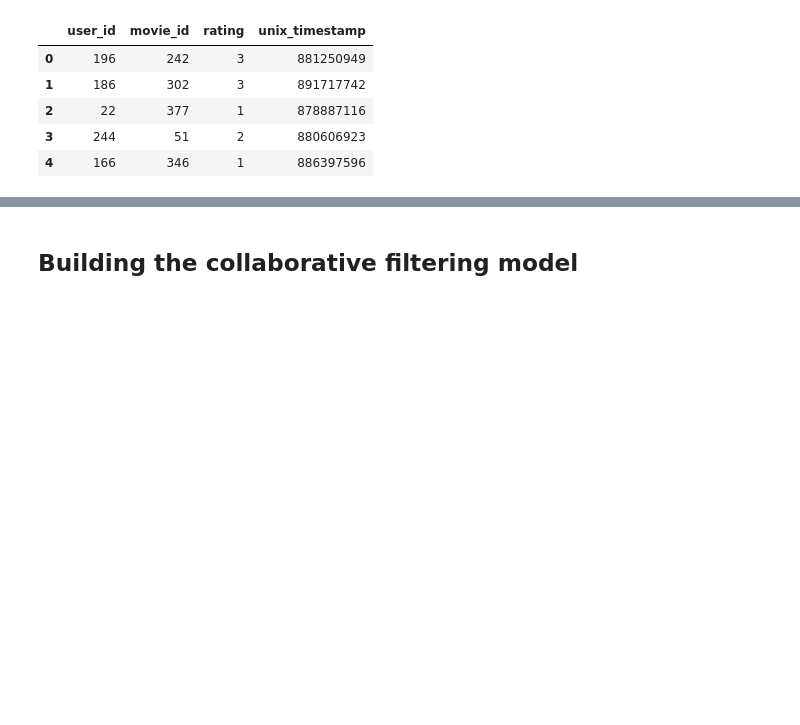
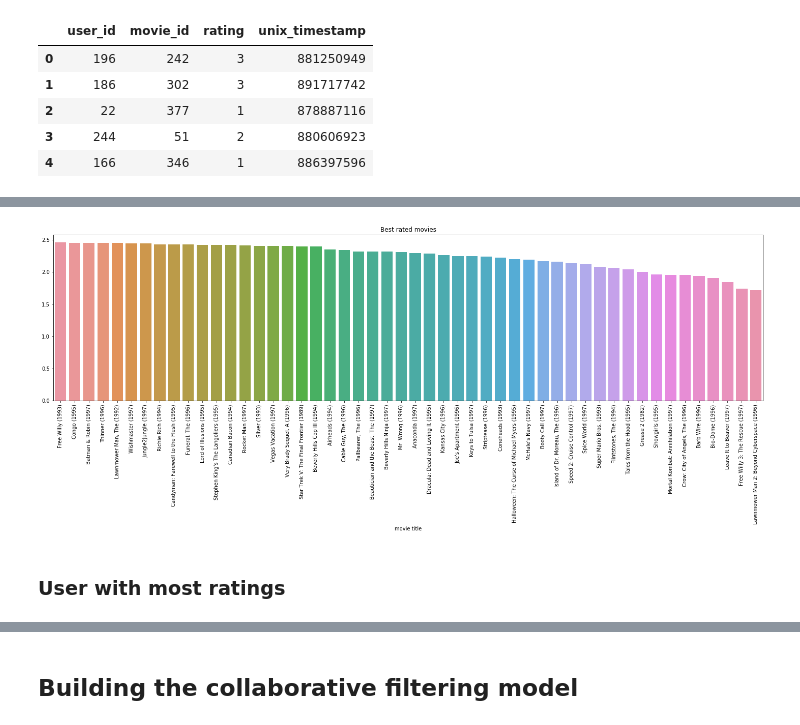
Before and after one commit to jjlbrown/RecommendationEngine, a Jupyter notebook: recommendation_part1_cf_svd.ipynb, the cells around one changed output, grey strips where cells are left out. Cells and saved outputs as stored; diff of their text form; code cells hidden in the pictures; blank space fills up the shorter version.

```diff
--- a/recommendation_part1_cf_svd.ipynb
+++ b/recommendation_part1_cf_svd.ipynb
@@ -148,0 +178,12 @@ ratings_train.shape, ratings_test.shape
+# %%
+least_rated_movies = most_rated_movies[most_rated_movies["size"]>20].sort_values("mean",ascending=False)
+# %%
+plt.figure(figsize=(25,6))
+plt.title("Best rated movies")
+sns.barplot(x=least_rated_movies.index[-50:], y=least_rated_movies["mean"].values[-50:])
+plt.xticks(rotation=90)
+plt.show()
+# %% [output]
+[figure, added]
+# %% [markdown]
+### User with most ratings
```
Also changed, not shown: parts of 38 cells of this notebook.
